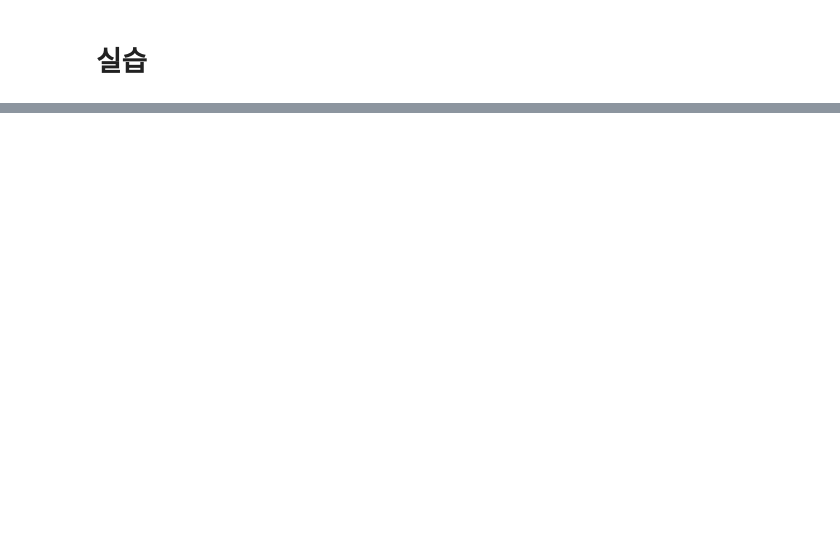
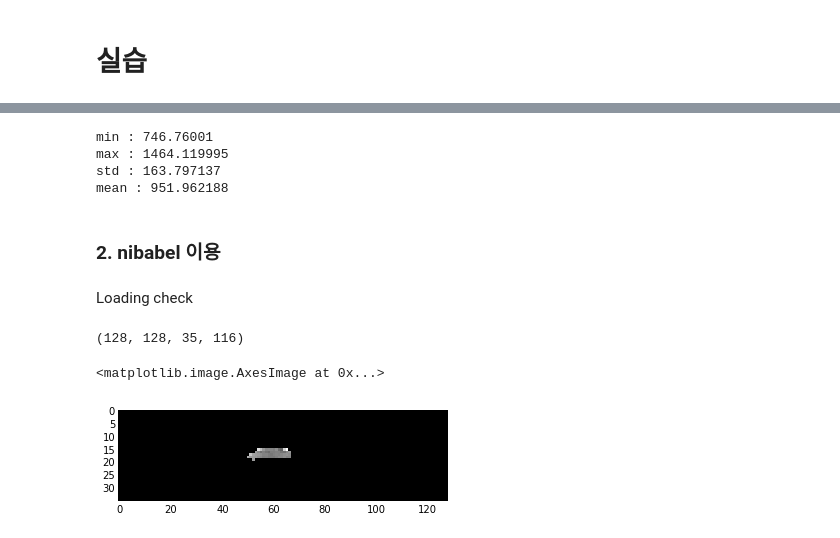
Before and after one commit to kcho/ipythonSlidePrac, a Jupyter notebook: Presentation plan.ipynb, the cells around one changed output, grey strips where cells are left out. Cells and saved outputs as stored; diff of their text form; code cells hidden in the pictures; blank space fills up the shorter version.

```diff
--- a/Presentation plan.ipynb
+++ b/Presentation plan.ipynb
@@ -143,0 +584,30 @@ When used with fMRI|위치제공|T1, T2, DTI to select specific structure
+# %%
+for s,result in zip(['min','max','std','mean'],res.outputs.out_stat):
+    print '{0} : {1}'.format(s, result)
+# %% [output]
+min : 746.76001
+max : 1464.119995
+std : 163.797137
+mean : 951.962188
+# %% [markdown]
+### 2. nibabel 이용
+# %%
+import nibabel as nb
+
+img = nb.load('REST_thalamus.nii.gz')
+img_data = img.get_data()
+# %% [markdown]
+Loading check
+# %%
+img_data.shape
+# %% [output]
+(128, 128, 35, 116)
+# %%
+import matplotlib.pyplot as plt
+
+fig = plt.figure(figsize = (20, 20))
+plt.subplot(1, 3, 1)
+plt.imshow(np.rot90(img_data[70,:,:,30]),cmap = plt.cm.gray, interpolation = 'nearest')
+# %% [output]
+<matplotlib.image.AxesImage at 0x...>
+[figure, added]
```
Also changed, not shown: parts of 157 cells of this notebook, 9 other files.
